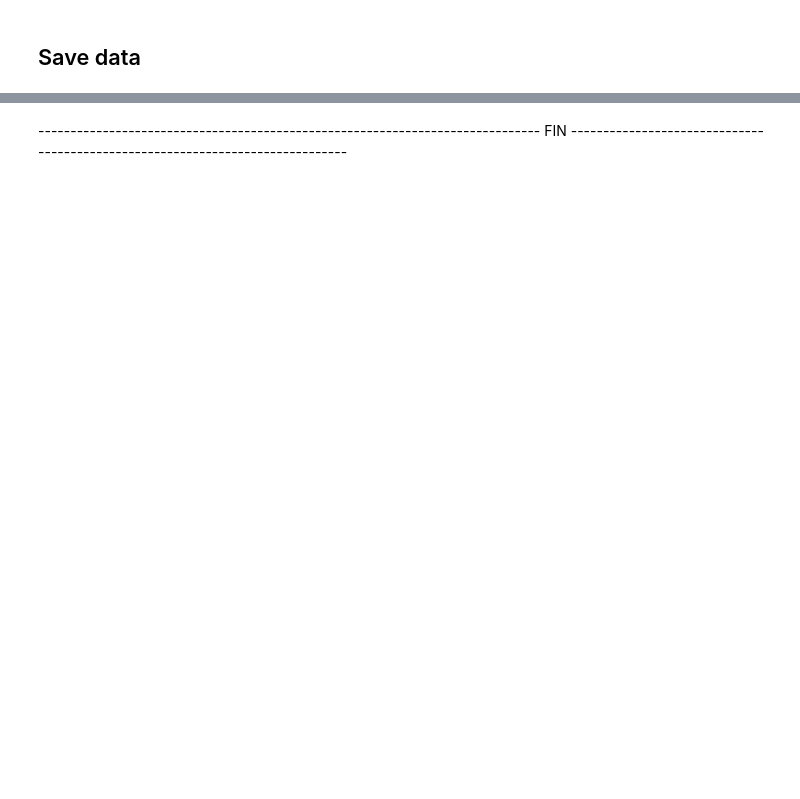
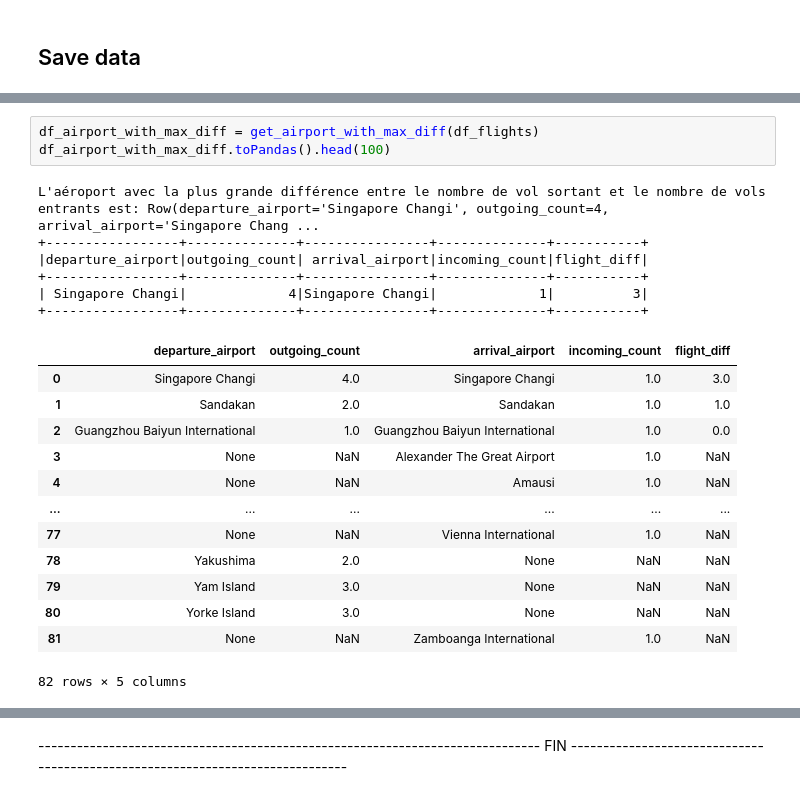
Before and after one commit to amouhite-dev/test_technique_exalt, a Jupyter notebook: TestTechniqueExaltIT_ETL.ipynb, the cells around one changed output, grey strips where cells are left out. Cells and saved outputs as stored; diff of their text form; blank space fills up the shorter version.

```diff
--- a/TestTechniqueExaltIT_ETL.ipynb
+++ b/TestTechniqueExaltIT_ETL.ipynb
@@ -838,0 +908,23 @@ spark.stop()
+# %%
+df_airport_with_max_diff = get_airport_with_max_diff(df_flights)
+df_airport_with_max_diff.toPandas().head(100)
+# %% [output]
+L'aéroport avec la plus grande différence entre le nombre de vol sortant et le nombre de vols entrants est: Row(departure_airport='Singapore Changi', outgoing_count=4, arrival_airport='Singapore Chang ...
++-----------------+--------------+----------------+--------------+-----------+
+|departure_airport|outgoing_count| arrival_airport|incoming_count|flight_diff|
++-----------------+--------------+----------------+--------------+-----------+
+| Singapore Changi|             4|Singapore Changi|             1|          3|
++-----------------+--------------+----------------+--------------+-----------+
+|  | departure_airport | outgoing_count | arrival_airport | incoming_count | flight_diff |
+| 0 | Singapore Changi | 4.0 | Singapore Changi | 1.0 | 3.0 |
+| 1 | Sandakan | 2.0 | Sandakan | 1.0 | 1.0 |
+| 2 | Guangzhou Baiyun International | 1.0 | Guangzhou Baiyun International | 1.0 | 0.0 |
+| 3 | None | NaN | Alexander The Great Airport | 1.0 | NaN |
+| 4 | None | NaN | Amausi | 1.0 | NaN |
+| ... | ... | ... | ... | ... | ... |
+| 77 | None | NaN | Vienna International | 1.0 | NaN |
+| 78 | Yakushima | 2.0 | None | NaN | NaN |
+| 79 | Yam Island | 3.0 | None | NaN | NaN |
+| 80 | Yorke Island | 3.0 | None | NaN | NaN |
+| 81 | None | NaN | Zamboanga International | 1.0 | NaN |
+82 rows × 5 columns
```
Also changed, not shown: parts of 51 cells of this notebook.
